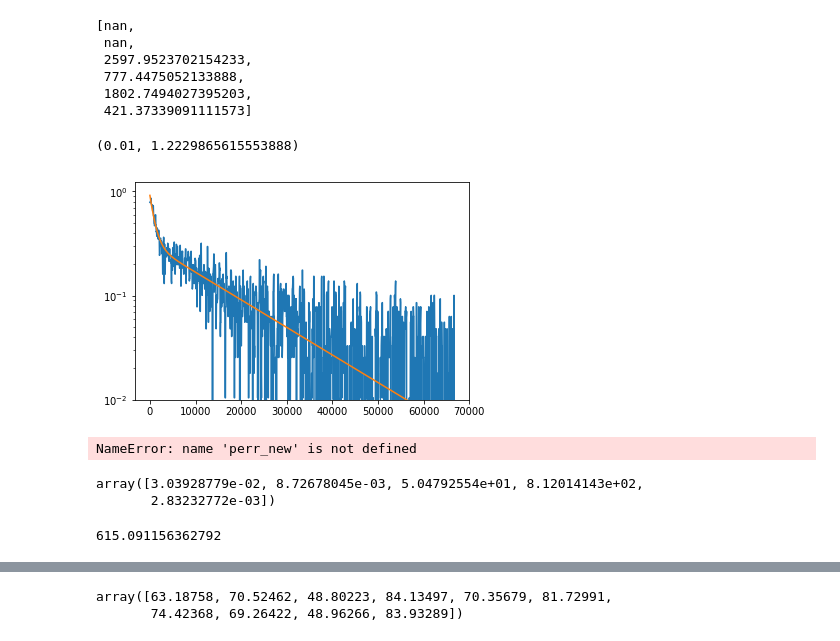
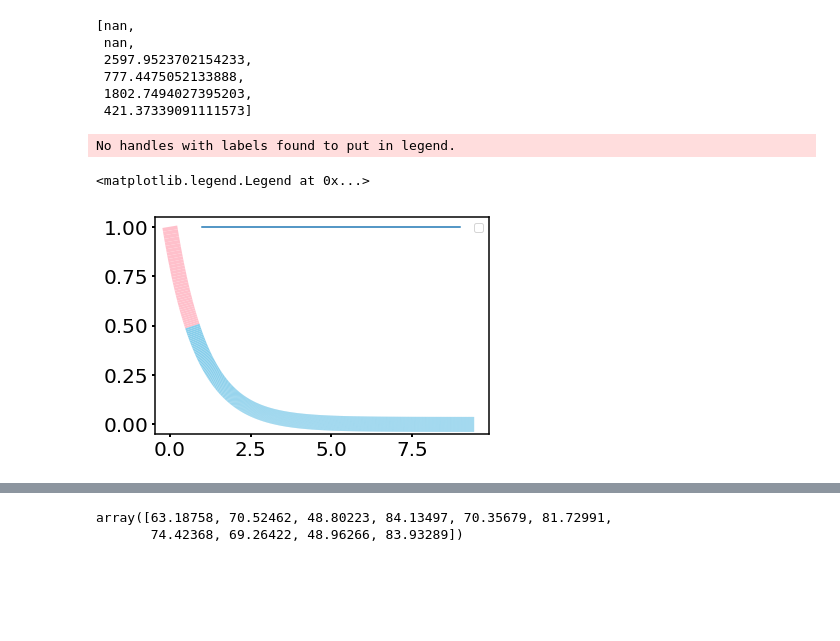
Before and after one commit to xuejianma/LabTools, a Jupyter notebook: lifeTimeProcesses.ipynb, the cells around one changed output, grey strips where cells are left out. Drawn from its saved outputs; the diff is of its cells as text; code cells hidden in the pictures; blank space fills up the shorter version.

```diff
--- a/lifeTimeProcesses.ipynb
+++ b/lifeTimeProcesses.ipynb
@@ -123,6 +123,32 @@ def plotPos(pos_list,decay=1,log=False,xlim=None,ylim=None,cutoff_raw = 81,offse
             ax.set_xlim(xlist[0]/1e3,65)
     plt.tight_layout(pad=pad)
     return one_list,fast_list,slow_list
+
+'''
+Color parts of a line based on its properties, e.g., slope.
+https://matplotlib.org/examples/pylab_examples/multicolored_line.html
+'''
+
+import numpy as np
+import matplotlib.pyplot as plt
+from matplotlib.collections import LineCollection
+from matplotlib.colors import ListedColormap, BoundaryNorm
+
+
+
+def plotTwoColors(x,y,color1,color2,boundary_y,linewidth=15):
+    cmap = ListedColormap([color1,color2])
+    norm = BoundaryNorm([-np.inf, boundary_y, np.inf], cmap.N)
+
+    points = np.array([x, y]).T.reshape(-1, 1, 2)
+    segments = np.concatenate([points[:-1], points[1:]], axis=1)
+
+    lc = LineCollection(segments, cmap=cmap, norm=norm)
+    lc.set_array(y)
+    lc.set_linewidth(linewidth)
+
+#     fig1 = plt.figure()
+    plt.gca().add_collection(lc)
 # %%
 %matplotlib auto
 
@@ -651,20 +645,18 @@ plt.plot(xlist,target)
 plt.plot(xlist,target-popt_new[-1])
 plt.plot(xlist,decay2(xlist,*popt_new)-popt_new[-1])
 plt.yscale('log')
-plt.ylim(1e-2)
+plt.ylim(1e-3)
-# %% [output]
-(0.01, 1.2229865615553888)
-[figure, removed]
-# %%
-perr_new
-# %% [output]
-NameError: name 'perr_new' is not defined
-# %%
-perr_new
-# %% [output]
-array([3.03928779e-02, 8.72678045e-03, 5.04792554e+01, 8.12014143e+02,
-       2.83232772e-03])
-# %%
-np.mean(fast_list)
-# %% [output]
-615.091156362792
+# %%
+
+
+x = np.linspace(0, 3 * np.pi, 500)
+y = np.exp(-x)
+
+plotTwoColors(x,y,'skyblue','pink',0.5)
+
+plt.plot(np.arange(1,10),[1]*9)
+plt.legend()
+# %% [output]
+No handles with labels found to put in legend.
+<matplotlib.legend.Legend at 0x...>
+[figure, added]
```
Also changed, not shown: parts of 11 cells of this notebook, 5 other files.
